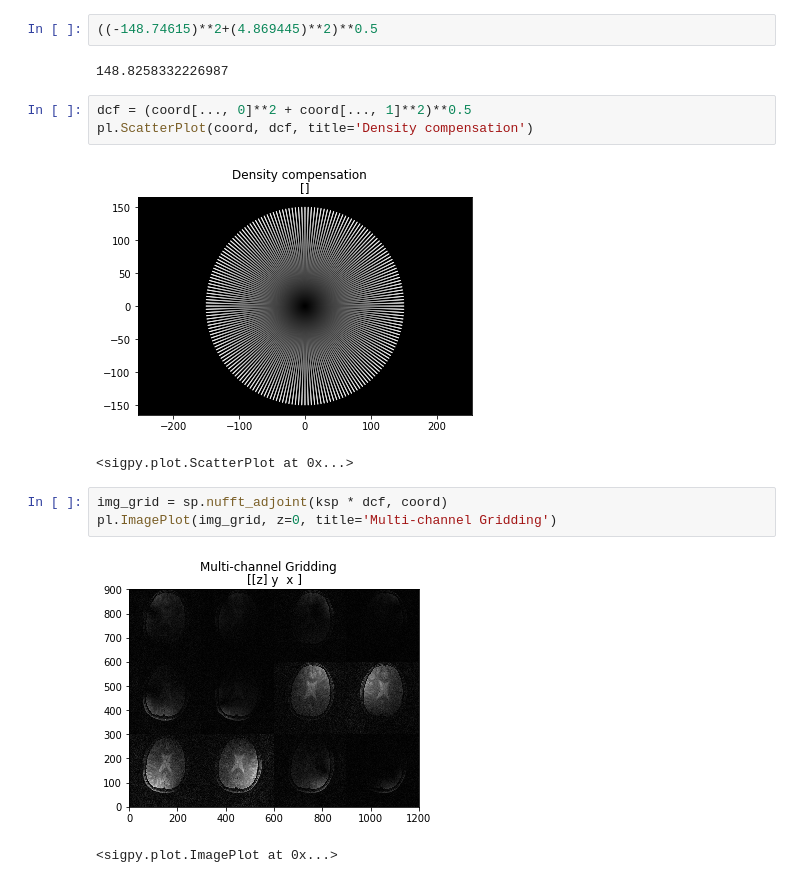
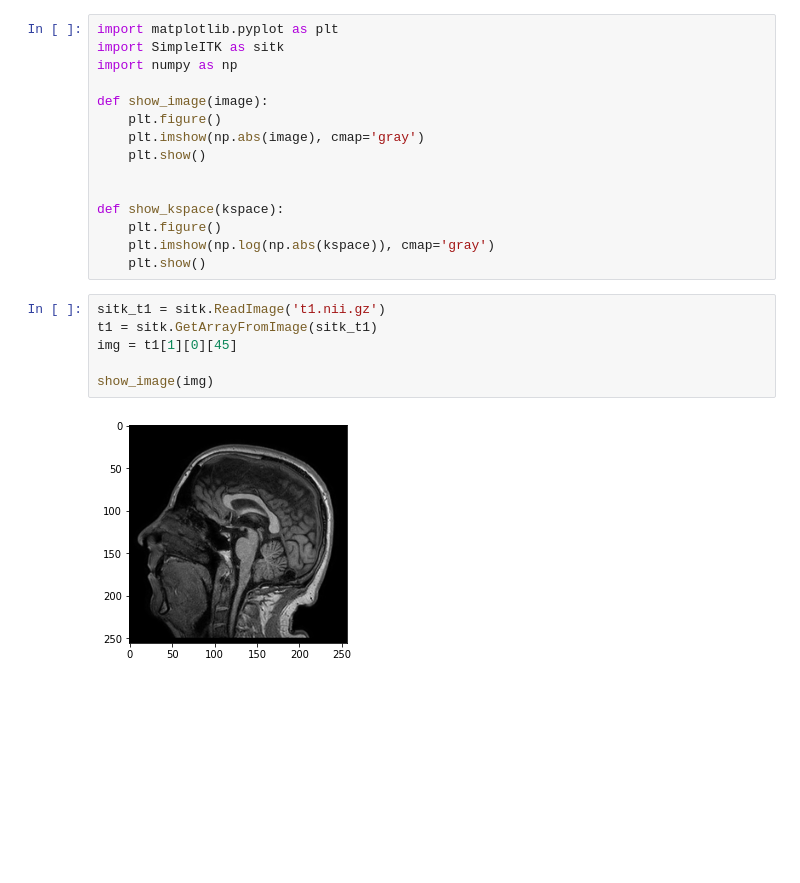
Before and after one commit to xinyiwan/Image-Reconstruction, a Jupyter notebook: test.ipynb, the cells around one changed output. Drawn from its saved outputs; the diff is of its cells as text; blank space fills up the shorter version.

```diff
--- a/test.ipynb
+++ b/test.ipynb
@@ -118,16 +1,23 @@ array([[ 149.9197   ,   -4.9078627],
-# %%
-((-148.74615)**2+(4.869445)**2)**0.5
-# %% [output]
-148.8258332226987
-# %%
-dcf = (coord[..., 0]**2 + coord[..., 1]**2)**0.5
-pl.ScatterPlot(coord, dcf, title='Density compensation')
-# %% [output]
-[figure, removed]
-<sigpy.plot.ScatterPlot at 0x...>
-# %%
-img_grid = sp.nufft_adjoint(ksp * dcf, coord)
-pl.ImagePlot(img_grid, z=0, title='Multi-channel Gridding')
-# %% [output]
-[figure, removed]
-<sigpy.plot.ImagePlot at 0x...>
+# %%
+import matplotlib.pyplot as plt
+import SimpleITK as sitk
+import numpy as np
+
+def show_image(image):
+    plt.figure()
+    plt.imshow(np.abs(image), cmap='gray')
+    plt.show()
+
+
+def show_kspace(kspace):
+    plt.figure()
+    plt.imshow(np.log(np.abs(kspace)), cmap='gray')
+    plt.show()
+# %%
+sitk_t1 = sitk.ReadImage('t1.nii.gz')
+t1 = sitk.GetArrayFromImage(sitk_t1)
+img = t1[1][0][45]
+
+show_image(img)
+# %% [output]
+[figure, added]
```
Also changed, not shown: parts of 31 cells of this notebook, 1 other file.
